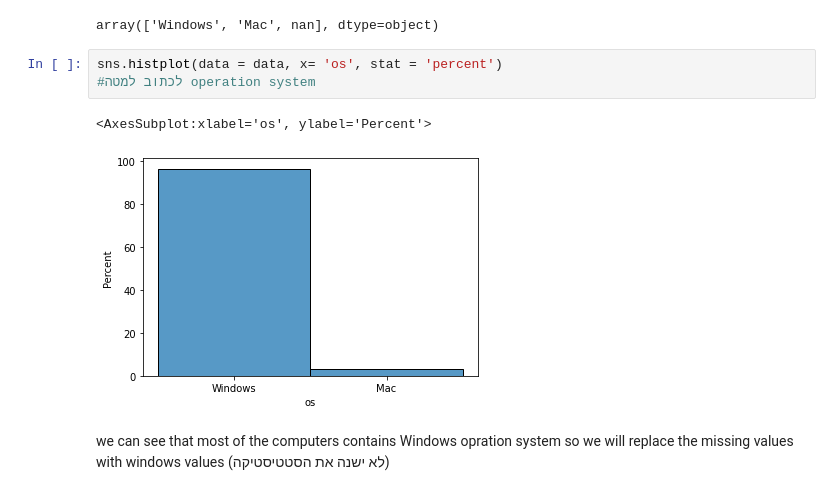
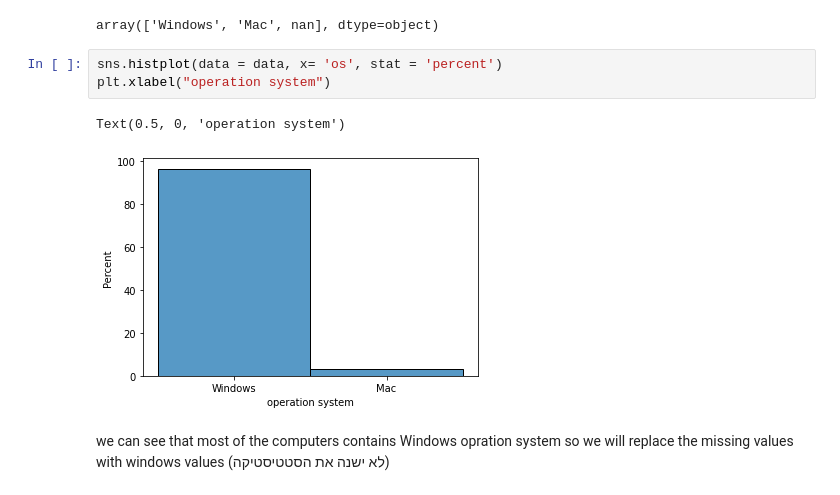
Before and after one commit to NoaBarNov/Data-Science-Project, a Jupyter notebook: finalproject.ipynb, the cells around one changed output. Cells and saved outputs as stored; diff of their text form.

```diff
--- a/finalproject.ipynb
+++ b/finalproject.ipynb
@@ -163,10 +163,10 @@ data.os.unique()
 array(['Windows', 'Mac', nan], dtype=object)
 # %%
 sns.histplot(data = data, x= 'os', stat = 'percent')
-#לכתוב למטה operation system
+plt.xlabel("operation system")
 # %% [output]
-<AxesSubplot:xlabel='os', ylabel='Percent'>
+Text(0.5, 0, 'operation system')
-[figure, old version]
+[figure, new version]
 # %% [markdown]
 we can see that most of the computers contains Windows opration system so we will replace the missing values with windows values (לא ישנה את הסטטיסטיקה)
 # %%
```
Also changed, not shown: parts of 24 cells of this notebook.
